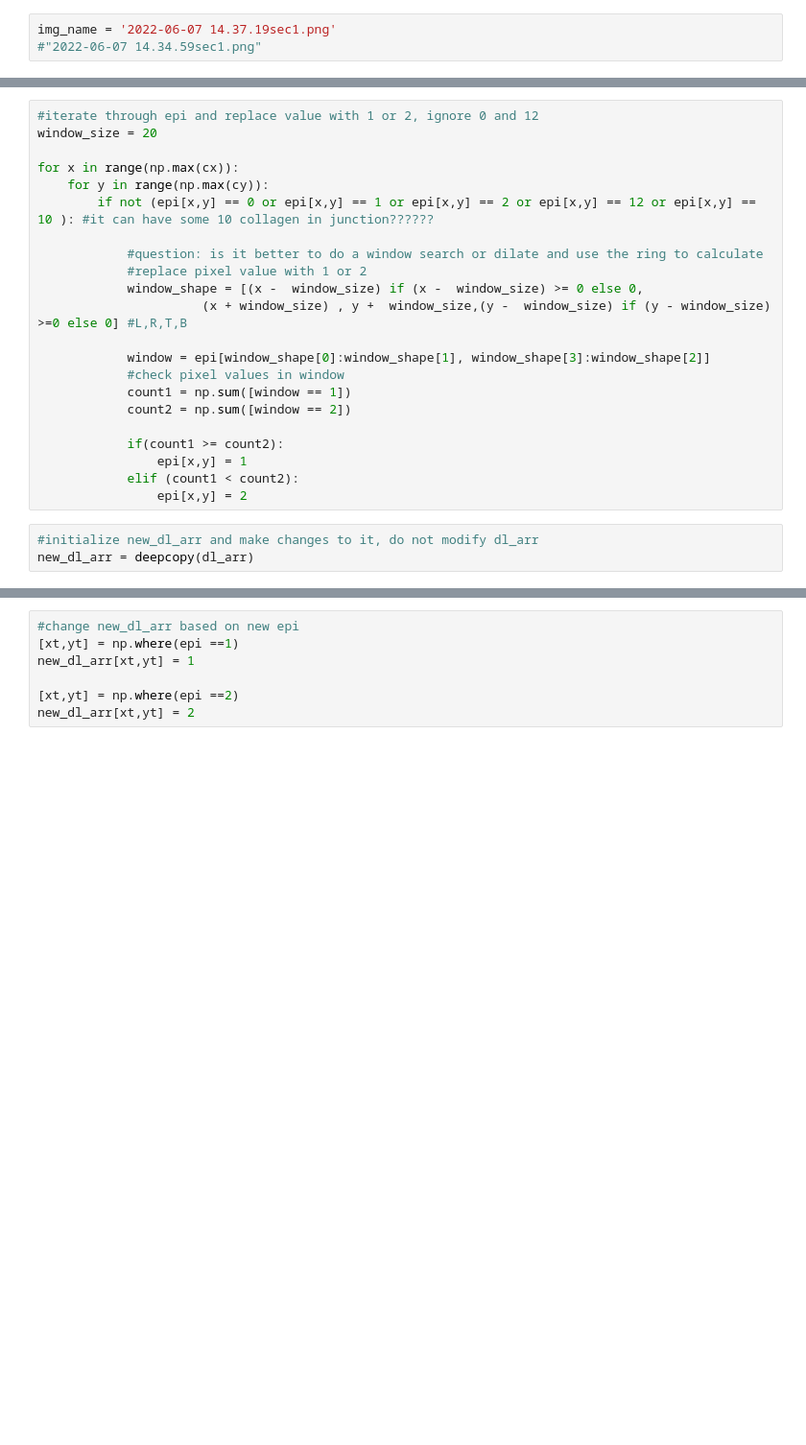
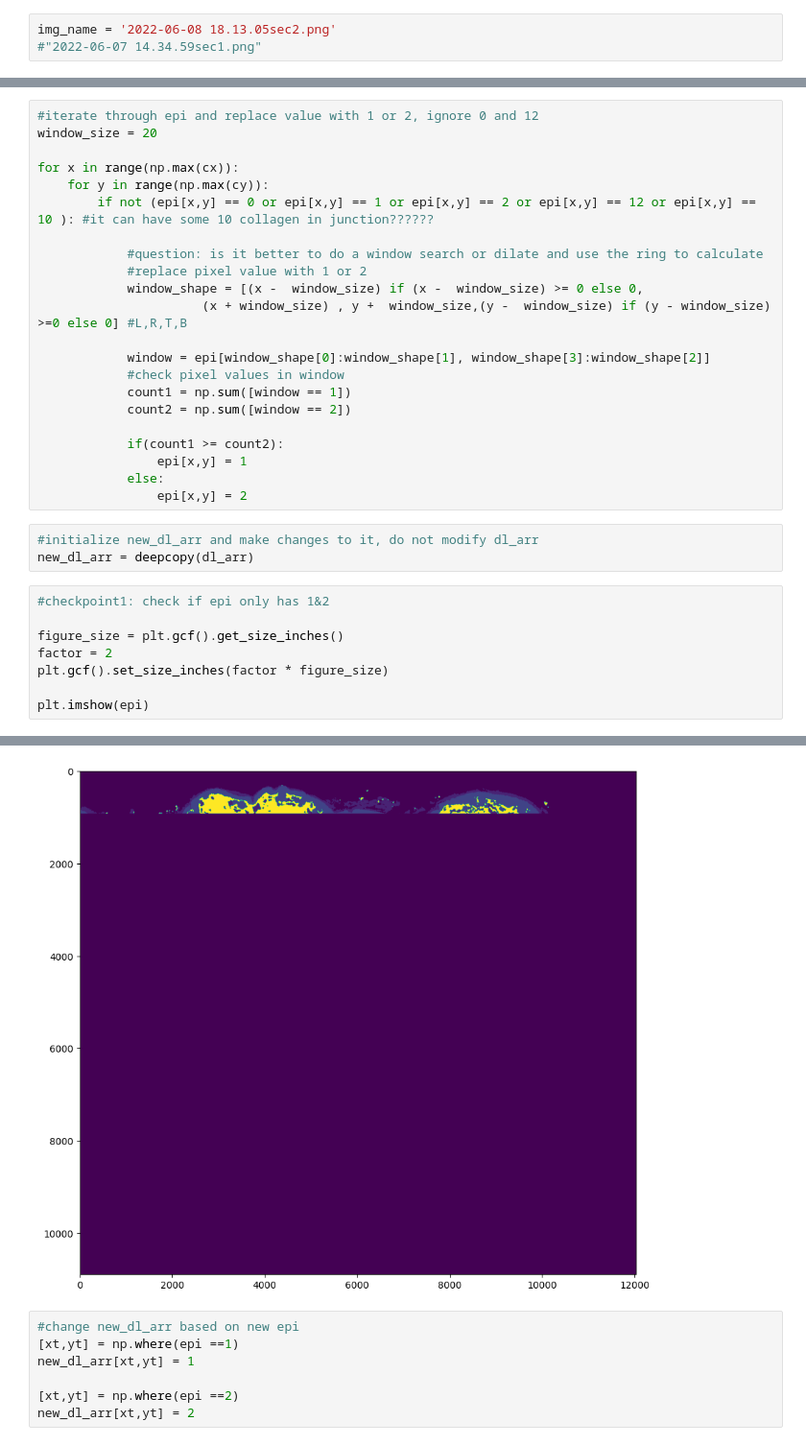
Before and after one commit to Wirtz-Lab/wsi_analysis, a Jupyter notebook: ashley/active/dl2epindermdl.ipynb, the cells around one changed output, grey strips where cells are left out. Shown: that part at 96% size. Cells and saved outputs as stored; diff of their text form; blank space fills up the shorter version.

```diff
--- a/ashley/active/dl2epindermdl.ipynb
+++ b/ashley/active/dl2epindermdl.ipynb
@@ -38,7 +48,7 @@ def replace_dermis_pixel_with_ring(obj): #obj is a boolean object
 #read deeplab crop
 dlcropsrc = r'\\fatherserverdw\kyuex\analysis output\datadst\20220929\dlcrop'
 # %%
-img_name = '2022-06-07 14.37.19sec1.png'
+img_name = '2022-06-08 18.13.05sec2.png'
 #"2022-06-07 14.34.59sec1.png"
 # %%
 #1. remove small object and fill holes in collagen to make it a single connected body
@@ -163,8 +156,17 @@ for x in range(np.max(cx)):
 
             if(count1 >= count2):
                 epi[x,y] = 1
-            elif (count1 < count2):
+            else:
                 epi[x,y] = 2
 # %%
 #initialize new_dl_arr and make changes to it, do not modify dl_arr
 new_dl_arr = deepcopy(dl_arr)
+# %%
+#checkpoint1: check if epi only has 1&2
+
+figure_size = plt.gcf().get_size_inches()
+factor = 2
+plt.gcf().set_size_inches(factor * figure_size)
+
+plt.imshow(epi)
+# %% [output]
@@ -171,3 +174,4 @@ new_dl_arr = deepcopy(dl_arr)
+[figure, added]
 # %%
 #change new_dl_arr based on new epi
 [xt,yt] = np.where(epi ==1)
```
Also changed, not shown: parts of 30 cells of this notebook.
